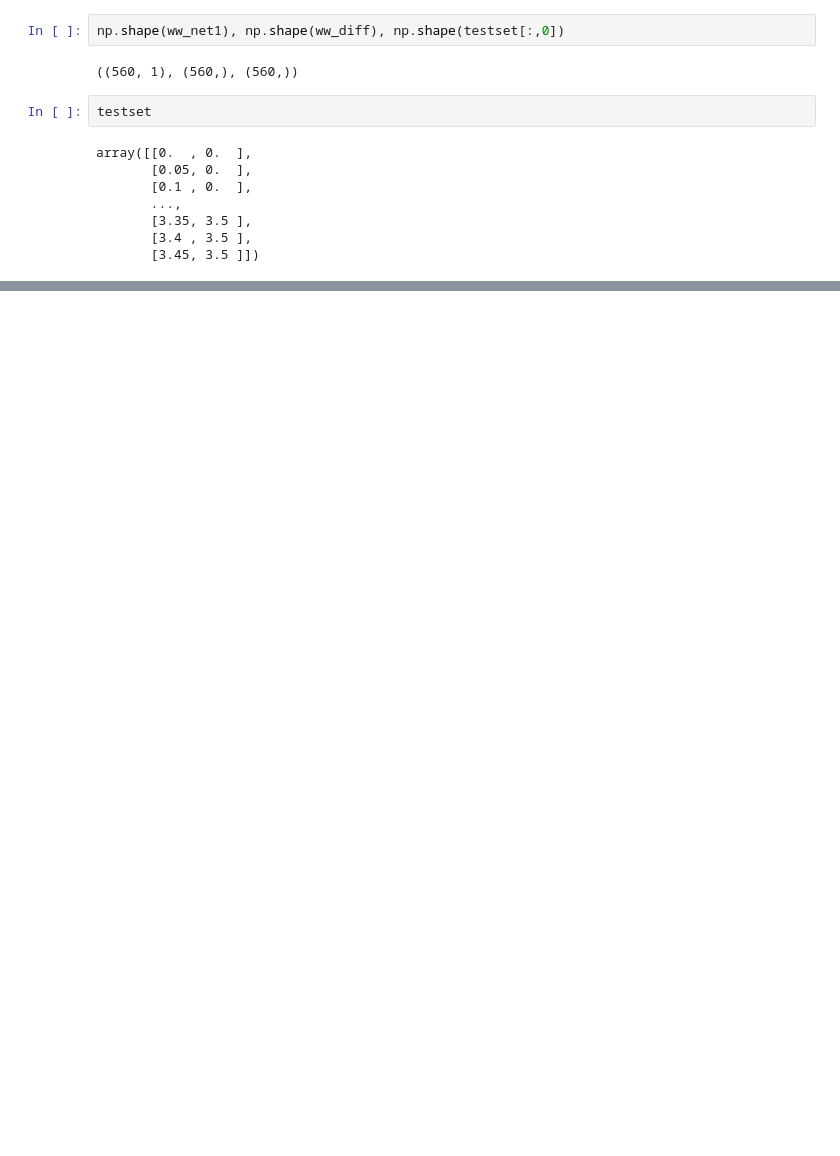
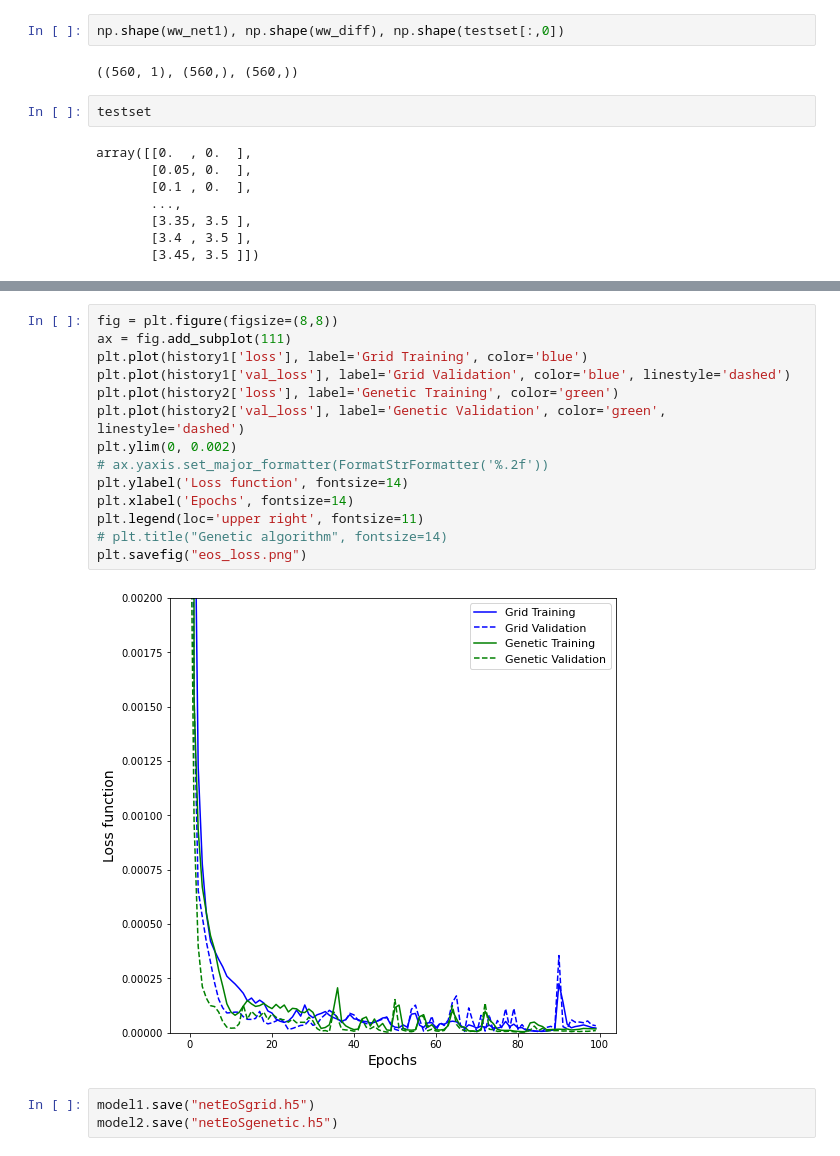
Before and after one commit to igomezv/cosmo_tools, a Jupyter notebook: models/neural/nnogada/dirty_notebooks/overleaf_notebooks_v1/eos_quintess.ipynb, the cells around one changed output, grey strips where cells are left out. Saved outputs shown, nothing was run; the diff lists cells and outputs as text; blank space fills up the shorter version.

```diff
--- a/models/neural/nnogada/dirty_notebooks/overleaf_notebooks_v1/eos_quintess.ipynb
+++ b/models/neural/nnogada/dirty_notebooks/overleaf_notebooks_v1/eos_quintess.ipynb
@@ -363,0 +366,19 @@ plt.legend()
+# %%
+fig = plt.figure(figsize=(8,8))
+ax = fig.add_subplot(111)
+plt.plot(history1['loss'], label='Grid Training', color='blue')
+plt.plot(history1['val_loss'], label='Grid Validation', color='blue', linestyle='dashed')
+plt.plot(history2['loss'], label='Genetic Training', color='green')
+plt.plot(history2['val_loss'], label='Genetic Validation', color='green', linestyle='dashed')
+plt.ylim(0, 0.002)
+# ax.yaxis.set_major_formatter(FormatStrFormatter('%.2f'))
+plt.ylabel('Loss function', fontsize=14)
+plt.xlabel('Epochs', fontsize=14)
+plt.legend(loc='upper right', fontsize=11)
+# plt.title("Genetic algorithm", fontsize=14)
+plt.savefig("eos_loss.png")
+# %% [output]
+[figure, added]
+# %%
+model1.save("netEoSgrid.h5")
+model2.save("netEoSgenetic.h5")
```
Also changed, not shown: parts of 9 cells of this notebook.
